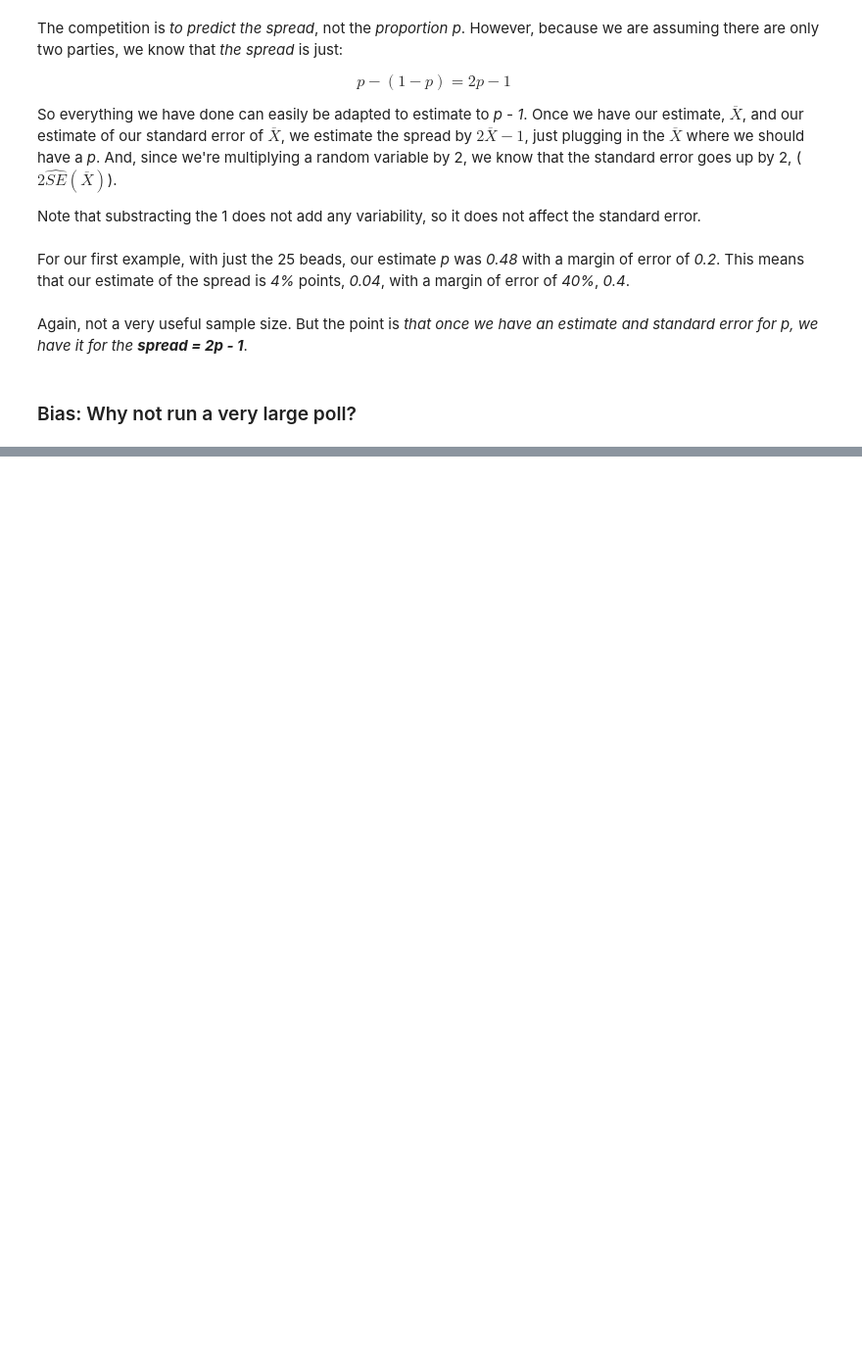
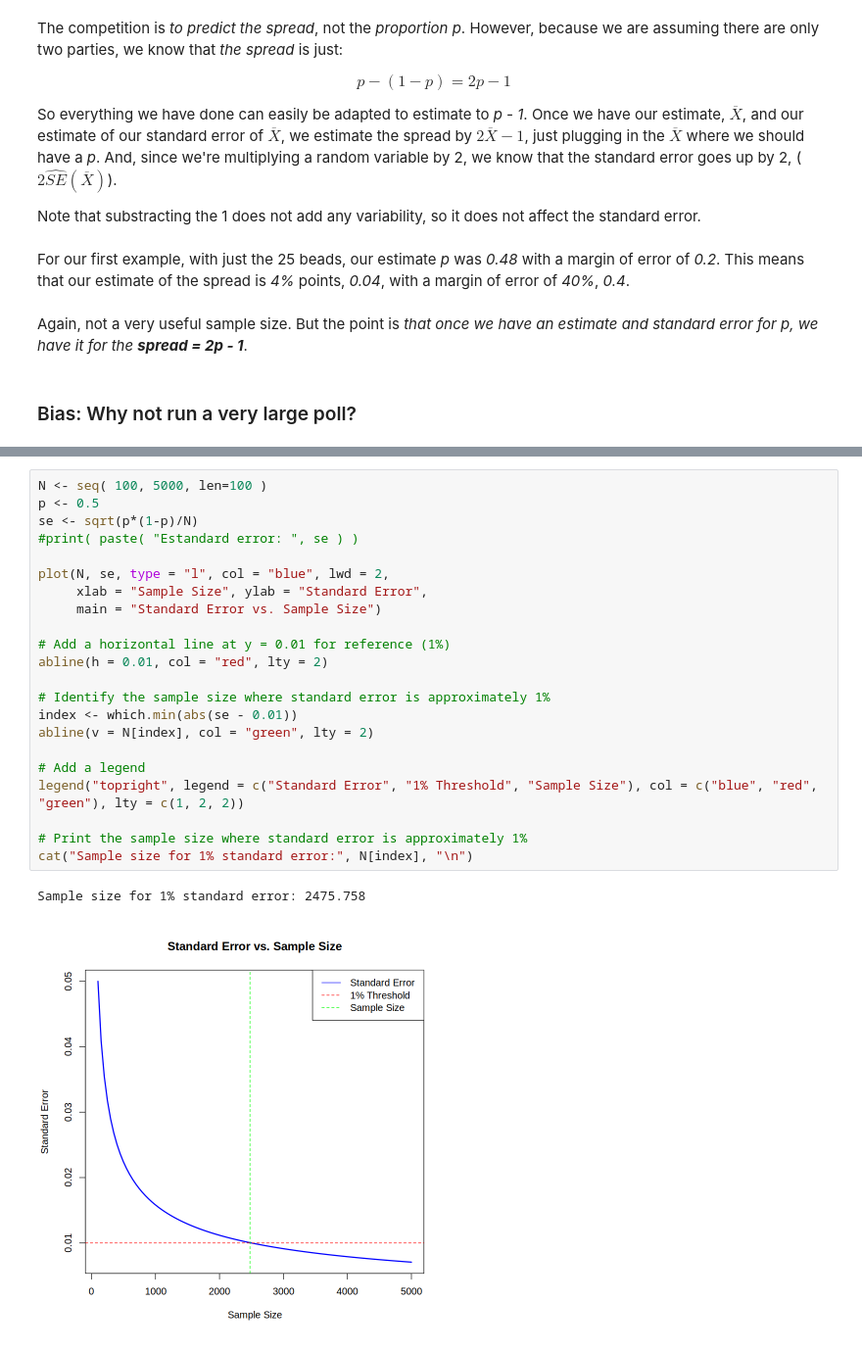
Before and after one commit to benitojpc/data-science-infering-modeling, a Jupyter notebook: Inference-Modeling.ipynb, the cells around one changed output, grey strips where cells are left out. Shown at 98% size. Drawn from its saved outputs; the diff is of its cells as text; blank space fills up the shorter version.

```diff
--- a/Inference-Modeling.ipynb
+++ b/Inference-Modeling.ipynb
@@ -563,0 +824,25 @@ Again, not a very useful sample size. But the point is *that once we have an est
+# %%
+N <- seq( 100, 5000, len=100 )
+p <- 0.5
+se <- sqrt(p*(1-p)/N)
+#print( paste( "Estandard error: ", se ) )
+
+plot(N, se, type = "l", col = "blue", lwd = 2,
+     xlab = "Sample Size", ylab = "Standard Error",
+     main = "Standard Error vs. Sample Size")
+
+# Add a horizontal line at y = 0.01 for reference (1%)
+abline(h = 0.01, col = "red", lty = 2)
+
+# Identify the sample size where standard error is approximately 1%
+index <- which.min(abs(se - 0.01))
+abline(v = N[index], col = "green", lty = 2)
+
+# Add a legend
+legend("topright", legend = c("Standard Error", "1% Threshold", "Sample Size"), col = c("blue", "red", "green"), lty = c(1, 2, 2))
+
+# Print the sample size where standard error is approximately 1%
+cat("Sample size for 1% standard error:", N[index], "\n")
+# %% [output]
+Sample size for 1% standard error: 2475.758
+[figure, added]
```
Also changed, not shown: parts of 32 cells of this notebook.
